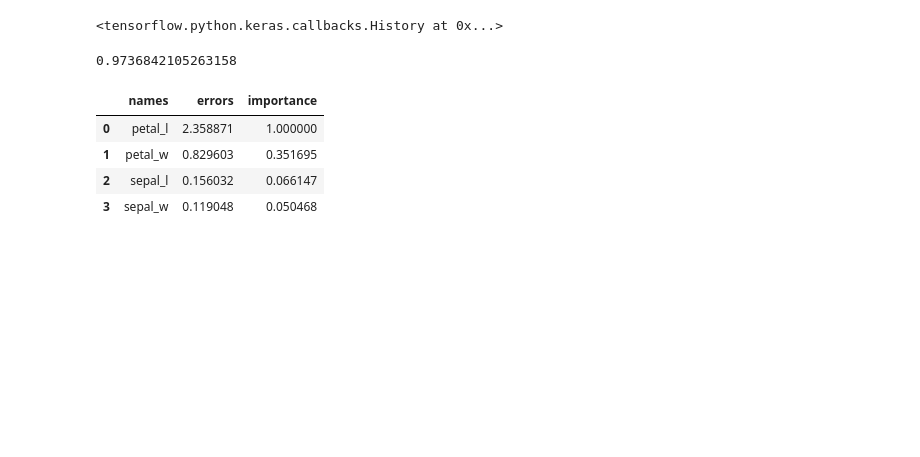
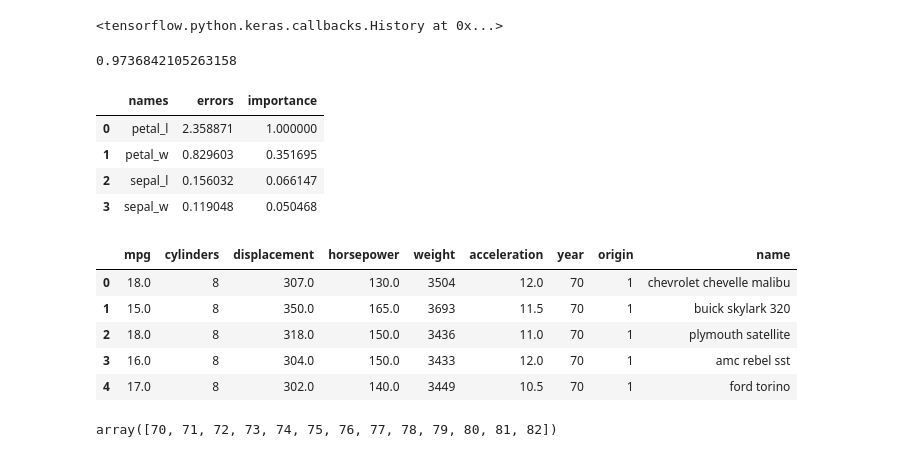
Before and after one commit to martinpius/Applied-Predictive-Modeling2, a Jupyter notebook: Ensemble_Models.ipynb, the cells around one changed output. Drawn from its saved outputs; the diff is of its cells as text; code cells hidden in the pictures; blank space fills up the shorter version.

```diff
--- a/Ensemble_Models.ipynb
+++ b/Ensemble_Models.ipynb
@@ -189,3 +189,21 @@ VarImp
 | 1 | petal_w | 0.829603 | 0.351695 |
 | 2 | sepal_l | 0.156032 | 0.066147 |
 | 3 | sepal_w | 0.119048 | 0.050468 |
+# %%
+
+#NNT variable importance for regression
+cars = pd.read_csv("https://data.heatonresearch.com/data/t81-558/auto-mpg.csv", na_values = ['NA','?'])
+# %%
+display(cars.head(5))
+# %% [output]
+|  | mpg | cylinders | displacement | horsepower | weight | acceleration | year | origin | name |
+| 0 | 18.0 | 8 | 307.0 | 130.0 | 3504 | 12.0 | 70 | 1 | chevrolet chevelle malibu |
+| 1 | 15.0 | 8 | 350.0 | 165.0 | 3693 | 11.5 | 70 | 1 | buick skylark 320 |
+| 2 | 18.0 | 8 | 318.0 | 150.0 | 3436 | 11.0 | 70 | 1 | plymouth satellite |
+| 3 | 16.0 | 8 | 304.0 | 150.0 | 3433 | 12.0 | 70 | 1 | amc rebel sst |
+| 4 | 17.0 | 8 | 302.0 | 140.0 | 3449 | 10.5 | 70 | 1 | ford torino |
+# %%
+cars.isna().sum()
+cars['year'].unique()
+# %% [output]
+array([70, 71, 72, 73, 74, 75, 76, 77, 78, 79, 80, 81, 82])
```
Also changed, not shown: parts of 19 cells of this notebook.
